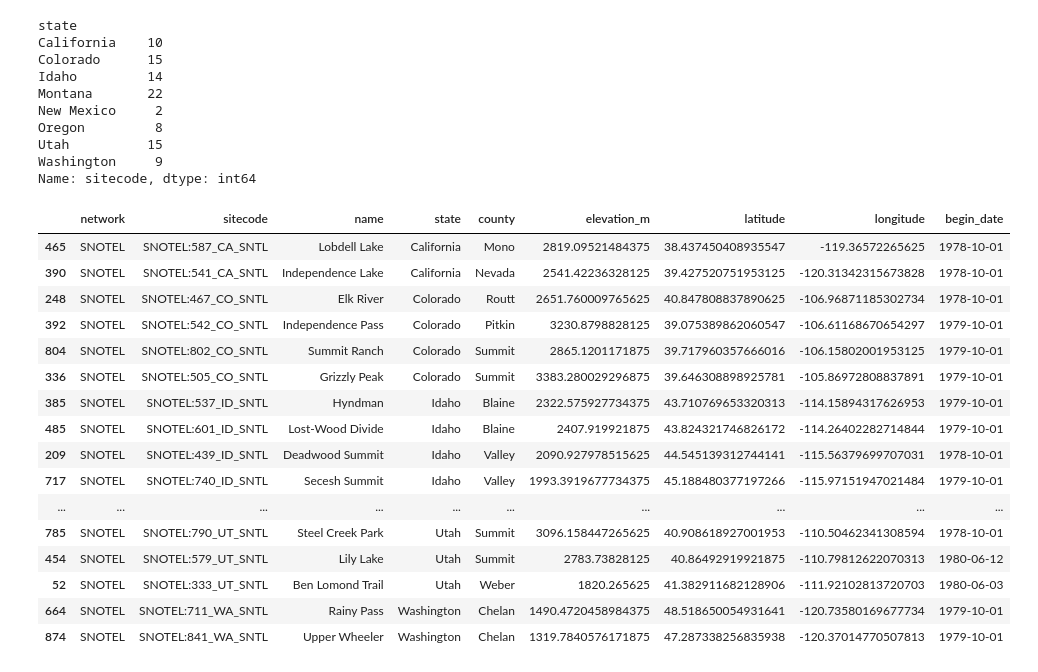
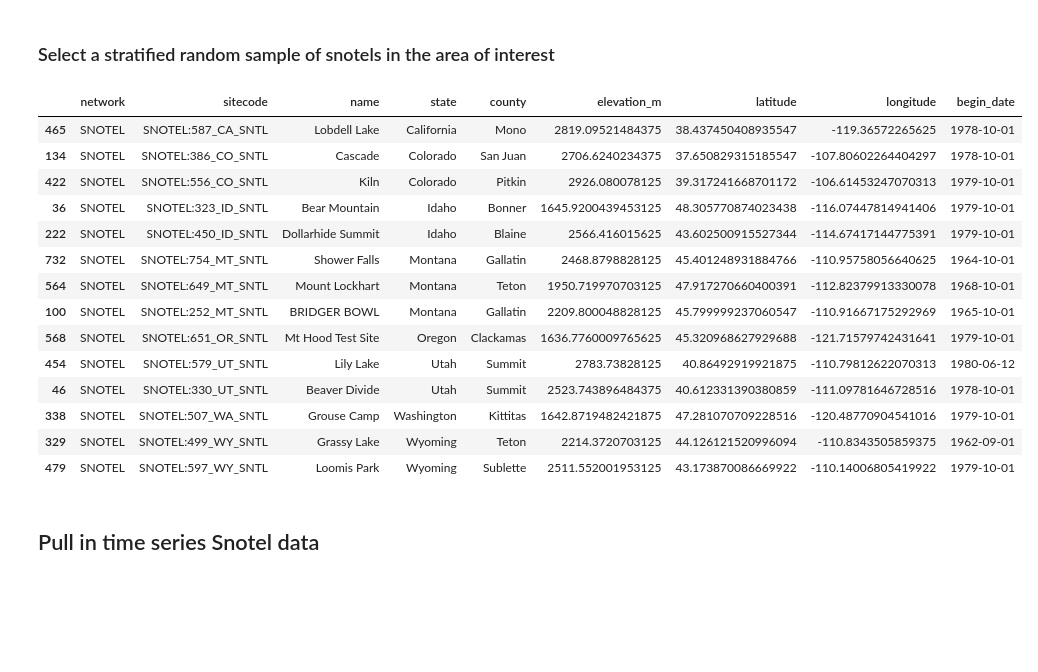
Before and after one commit to alexdparker/datascience, a Jupyter notebook: snotel.ipynb, the cells around one changed output. Saved outputs shown, nothing was run; the diff lists cells and outputs as text; code cells hidden in the pictures; blank space fills up the shorter version.

```diff
--- a/snotel.ipynb
+++ b/snotel.ipynb
@@ -62,34 +83,23 @@ fig.show()
+# %% [markdown]
+### Select a stratified random sample of snotels in the area of interest
 # %%
-snotel_meta.query("state in @states_of_interest and county in @counties_of_interest and begin_date < '1981-01-01'").groupby('state')['sitecode'].nunique()
+snotel_sample = snotel_meta.query("state in @states_of_interest and county in @counties_of_interest and begin_date < '1980-10-01'").groupby('state').sample(frac = .15).sort_values(by = 'state')
+snotel_sample
 # %% [output]
-state
-California    10
-Colorado      15
-Idaho         14
-Montana       22
-New Mexico     2
-Oregon         8
-Utah          15
-Washington     9
-Name: sitecode, dtype: int64
+|  | network | sitecode | name | state | county | elevation_m | latitude | longitude | begin_date |
+| 465 | SNOTEL | SNOTEL:587_CA_SNTL | Lobdell Lake | California | Mono | 2819.09521484375 | 38.437450408935547 | -119.36572265625 | 1978-10-01 |
+| 134 | SNOTEL | SNOTEL:386_CO_SNTL | Cascade | Colorado | San Juan | 2706.6240234375 | 37.650829315185547 | -107.80602264404297 | 1978-10-01 |
+| 422 | SNOTEL | SNOTEL:556_CO_SNTL | Kiln | Colorado | Pitkin | 2926.080078125 | 39.317241668701172 | -106.61453247070313 | 1979-10-01 |
+| 36 | SNOTEL | SNOTEL:323_ID_SNTL | Bear Mountain | Idaho | Bonner | 1645.9200439453125 | 48.305770874023438 | -116.07447814941406 | 1979-10-01 |
+| 222 | SNOTEL | SNOTEL:450_ID_SNTL | Dollarhide Summit | Idaho | Blaine | 2566.416015625 | 43.602500915527344 | -114.67417144775391 | 1979-10-01 |
+| 732 | SNOTEL | SNOTEL:754_MT_SNTL | Shower Falls | Montana | Gallatin | 2468.8798828125 | 45.401248931884766 | -110.95758056640625 | 1964-10-01 |
+| 564 | SNOTEL | SNOTEL:649_MT_SNTL | Mount Lockhart | Montana | Teton | 1950.719970703125 | 47.917270660400391 | -112.82379913330078 | 1968-10-01 |
+| 100 | SNOTEL | SNOTEL:252_MT_SNTL | BRIDGER BOWL | Montana | Gallatin | 2209.800048828125 | 45.799999237060547 | -110.91667175292969 | 1965-10-01 |
+| 568 | SNOTEL | SNOTEL:651_OR_SNTL | Mt Hood Test Site | Oregon | Clackamas | 1636.7760009765625 | 45.320968627929688 | -121.71579742431641 | 1979-10-01 |
+| 454 | SNOTEL | SNOTEL:579_UT_SNTL | Lily Lake | Utah | Summit | 2783.73828125 | 40.86492919921875 | -110.79812622070313 | 1980-06-12 |
+| 46 | SNOTEL | SNOTEL:330_UT_SNTL | Beaver Divide | Utah | Summit | 2523.743896484375 | 40.612331390380859 | -111.09781646728516 | 1978-10-01 |
+| 338 | SNOTEL | SNOTEL:507_WA_SNTL | Grouse Camp | Washington | Kittitas | 1642.8719482421875 | 47.281070709228516 | -120.48770904541016 | 1979-10-01 |
+| 329 | SNOTEL | SNOTEL:499_WY_SNTL | Grassy Lake | Wyoming | Teton | 2214.3720703125 | 44.126121520996094 | -110.8343505859375 | 1962-09-01 |
+| 479 | SNOTEL | SNOTEL:597_WY_SNTL | Loomis Park | Wyoming | Sublette | 2511.552001953125 | 43.173870086669922 | -110.14006805419922 | 1979-10-01 |
-# %%
-snotel_sample = snotel_meta.query("state in @states_of_interest and county in @counties_of_interest and begin_date < '1980-10-01'").groupby('state').sample(frac = .25).sort_values(by = 'state')
-snotel_sample
-# %% [output]
-|  | network | sitecode | name | state | county | elevation_m | latitude | longitude | begin_date |
-| 465 | SNOTEL | SNOTEL:587_CA_SNTL | Lobdell Lake | California | Mono | 2819.09521484375 | 38.437450408935547 | -119.36572265625 | 1978-10-01 |
-| 390 | SNOTEL | SNOTEL:541_CA_SNTL | Independence Lake | California | Nevada | 2541.42236328125 | 39.427520751953125 | -120.31342315673828 | 1978-10-01 |
-| 248 | SNOTEL | SNOTEL:467_CO_SNTL | Elk River | Colorado | Routt | 2651.760009765625 | 40.847808837890625 | -106.96871185302734 | 1978-10-01 |
-| 392 | SNOTEL | SNOTEL:542_CO_SNTL | Independence Pass | Colorado | Pitkin | 3230.8798828125 | 39.075389862060547 | -106.61168670654297 | 1979-10-01 |
-| 804 | SNOTEL | SNOTEL:802_CO_SNTL | Summit Ranch | Colorado | Summit | 2865.1201171875 | 39.717960357666016 | -106.15802001953125 | 1979-10-01 |
-| 336 | SNOTEL | SNOTEL:505_CO_SNTL | Grizzly Peak | Colorado | Summit | 3383.280029296875 | 39.646308898925781 | -105.86972808837891 | 1979-10-01 |
-| 385 | SNOTEL | SNOTEL:537_ID_SNTL | Hyndman | Idaho | Blaine | 2322.575927734375 | 43.710769653320313 | -114.15894317626953 | 1979-10-01 |
-| 485 | SNOTEL | SNOTEL:601_ID_SNTL | Lost-Wood Divide | Idaho | Blaine | 2407.919921875 | 43.824321746826172 | -114.26402282714844 | 1979-10-01 |
-| 209 | SNOTEL | SNOTEL:439_ID_SNTL | Deadwood Summit | Idaho | Valley | 2090.927978515625 | 44.545139312744141 | -115.56379699707031 | 1978-10-01 |
-| 717 | SNOTEL | SNOTEL:740_ID_SNTL | Secesh Summit | Idaho | Valley | 1993.3919677734375 | 45.188480377197266 | -115.97151947021484 | 1979-10-01 |
-| ... | ... | ... | ... | ... | ... | ... | ... | ... | ... |
-| 785 | SNOTEL | SNOTEL:790_UT_SNTL | Steel Creek Park | Utah | Summit | 3096.158447265625 | 40.908618927001953 | -110.50462341308594 | 1978-10-01 |
-| 454 | SNOTEL | SNOTEL:579_UT_SNTL | Lily Lake | Utah | Summit | 2783.73828125 | 40.86492919921875 | -110.79812622070313 | 1980-06-12 |
-| 52 | SNOTEL | SNOTEL:333_UT_SNTL | Ben Lomond Trail | Utah | Weber | 1820.265625 | 41.382911682128906 | -111.92102813720703 | 1980-06-03 |
-| 664 | SNOTEL | SNOTEL:711_WA_SNTL | Rainy Pass | Washington | Chelan | 1490.4720458984375 | 48.518650054931641 | -120.73580169677734 | 1979-10-01 |
-| 874 | SNOTEL | SNOTEL:841_WA_SNTL | Upper Wheeler | Washington | Chelan | 1319.7840576171875 | 47.287338256835938 | -120.37014770507813 | 1979-10-01 |
+# %% [markdown]
+## Pull in time series Snotel data
```
Also changed, not shown: parts of 36 cells of this notebook, 1 other file.
